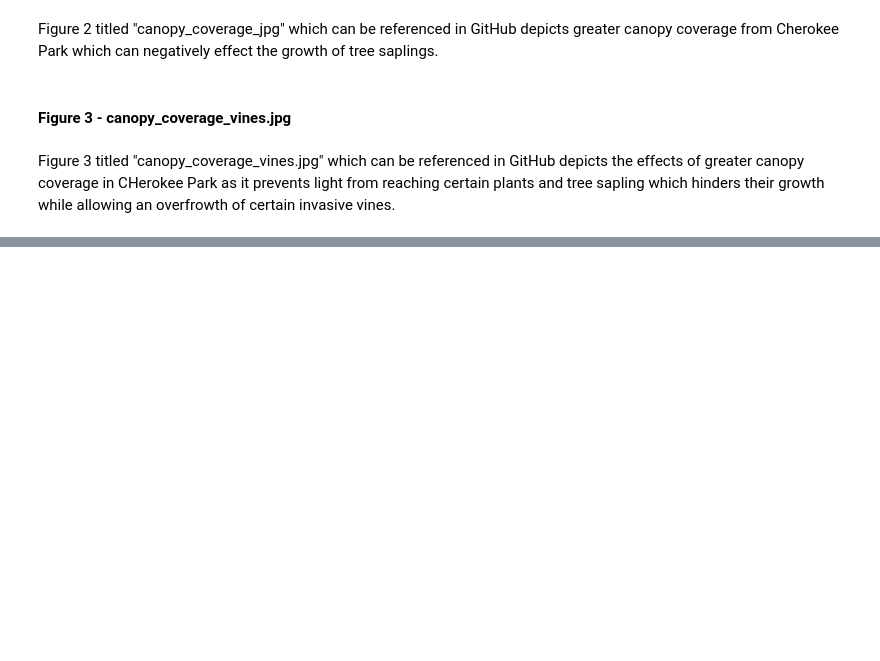
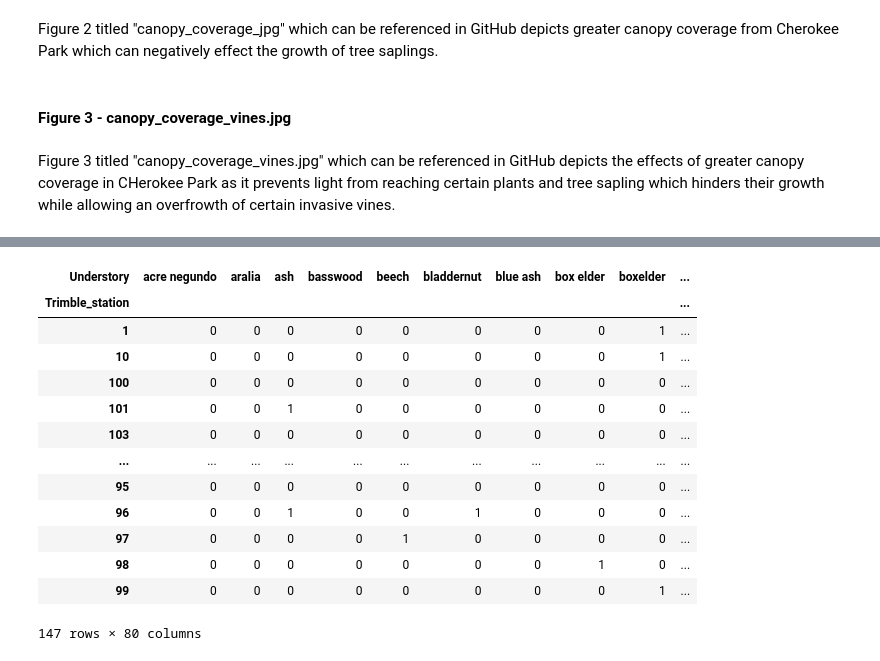
Before and after one commit to Graviton12/CS-430-Group-Project, a Jupyter notebook: Cherokee_Park_2024_and_2021_EDA.ipynb, the cells around one changed output, grey strips where cells are left out. Saved outputs shown, nothing was run; the diff lists cells and outputs as text; code cells hidden in the pictures; blank space fills up the shorter version.

```diff
--- a/Cherokee_Park_2024_and_2021_EDA.ipynb
+++ b/Cherokee_Park_2024_and_2021_EDA.ipynb
@@ -921,0 +1027,3 @@ Figure 2 titled "canopy_coverage_jpg" which can be referenced in GitHub depicts
+# %%
+understory_apriori_data = apriori_data[['Trimble_station','Understory']]
+understory_apriori_data.head()
@@ -921,0 +1106,5 @@ Figure 2 titled "canopy_coverage_jpg" which can be referenced in GitHub depicts
+# %%
+# Apply the new cleaning function with lowercase conversion to the 'canopy' column
+canopy_apriori_data['Canopy'] = canopy_apriori_data['Canopy'].apply(clean_canopy_as_list_lowercase)
+# Apply the new cleaning function with lowercase conversion to the 'understory' column
+understory_apriori_data['Understory'] = understory_apriori_data['Understory'].apply(clean_canopy_as_list_lowercase)
@@ -921,0 +1139,5 @@ Figure 2 titled "canopy_coverage_jpg" which can be referenced in GitHub depicts
+# %%
+# drop the empty canopy rows
+canopy_apriori_data = canopy_apriori_data.dropna(subset=['Canopy'])
+# drop the empty understory rows
+understory_apriori_data = understory_apriori_data.dropna(subset=['Understory'])
@@ -921,0 +1160,4 @@ Figure 2 titled "canopy_coverage_jpg" which can be referenced in GitHub depicts
+# %%
+# Explode the 'understory' column so each item in the list becomes its own row
+exploded_understory_apriori_data = understory_apriori_data.explode('Understory')
+exploded_understory_apriori_data.head(10)
@@ -921,0 +1194,19 @@ Figure 2 titled "canopy_coverage_jpg" which can be referenced in GitHub depicts
+# %%
+# One-hot encode using pd.crosstab for understory
+exploded_understory_apriori_data = pd.crosstab(exploded_understory_apriori_data['Trimble_station'],exploded_understory_apriori_data['Understory'])
+exploded_understory_apriori_data
+# %% [output]
+| Understory | acre negundo | aralia | ash | basswood | beech | bladdernut | blue ash | box elder | boxelder | ... |
+| Trimble_station |  |  |  |  |  |  |  |  |  | ... |
+| 1 | 0 | 0 | 0 | 0 | 0 | 0 | 0 | 0 | 1 | ... |
+| 10 | 0 | 0 | 0 | 0 | 0 | 0 | 0 | 0 | 1 | ... |
+| 100 | 0 | 0 | 0 | 0 | 0 | 0 | 0 | 0 | 0 | ... |
+| 101 | 0 | 0 | 1 | 0 | 0 | 0 | 0 | 0 | 0 | ... |
+| 103 | 0 | 0 | 0 | 0 | 0 | 0 | 0 | 0 | 0 | ... |
+| ... | ... | ... | ... | ... | ... | ... | ... | ... | ... | ... |
+| 95 | 0 | 0 | 0 | 0 | 0 | 0 | 0 | 0 | 0 | ... |
+| 96 | 0 | 0 | 1 | 0 | 0 | 1 | 0 | 0 | 0 | ... |
+| 97 | 0 | 0 | 0 | 0 | 1 | 0 | 0 | 0 | 0 | ... |
+| 98 | 0 | 0 | 0 | 0 | 0 | 0 | 0 | 1 | 0 | ... |
+| 99 | 0 | 0 | 0 | 0 | 0 | 0 | 0 | 0 | 1 | ... |
+147 rows × 80 columns
```
Also changed, not shown: parts of 59 cells of this notebook.
